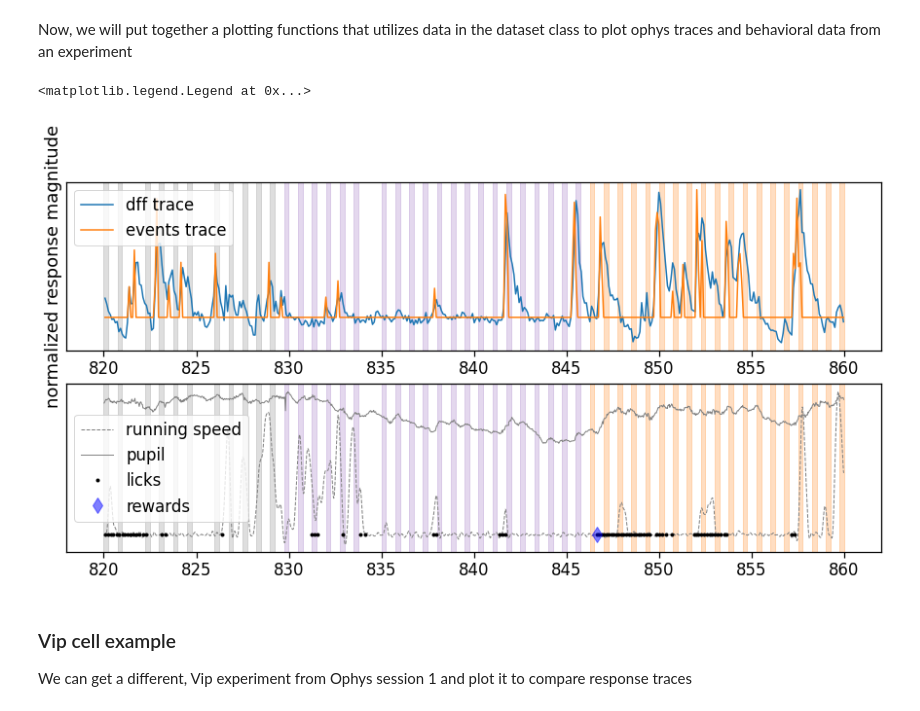
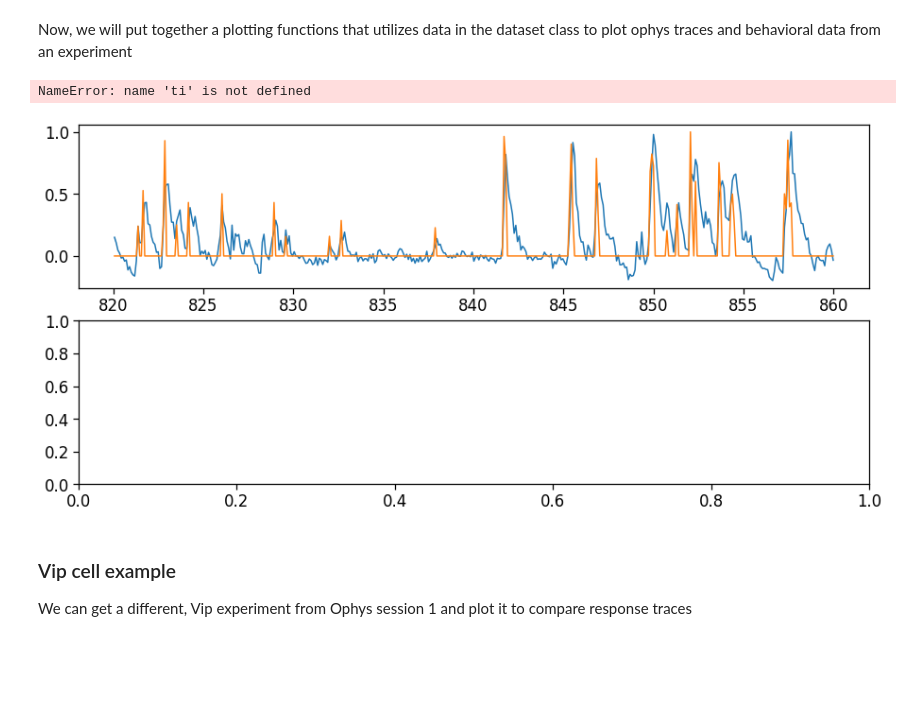
Before and after one commit to AllenInstitute/visual_behavior_analysis, a Jupyter notebook: notebooks/22.03.2021_load_ophys_data_example.ipynb, the cells around one changed output. Cells and saved outputs as stored; diff of their text form; code cells hidden in the pictures; blank space fills up the shorter version.

```diff
--- a/notebooks/22.03.2021_load_ophys_data_example.ipynb
+++ b/notebooks/22.03.2021_load_ophys_data_example.ipynb
@@ -324,31 +347,31 @@ colormap['omitted'] = (1,1,1)
 dataset.stimulus_presentations['color'] = dataset.stimulus_presentations['image_name'].map(lambda image_name: colormap[image_name])
 # %%
 # function to plot dff traces
-def plot_dff_trace(ax, cell_specimen_id, ti, tf):
+def plot_dff_trace(ax, cell_specimen_id, start_time, tf):
     # create a dataframe using dff trace from one seleted cell
     data = {'dff': dataset.dff_traces.loc[cell_specimen_id].dff,
         'timestamps': dataset.ophys_timestamps}
     df = pd.DataFrame(data)
-    dff_trace_sample = df.query('timestamps >= @ti and timestamps <= @tf')
+    dff_trace_sample = df.query('timestamps >= @start_time and timestamps <= @tf')
     ax.plot(
         dff_trace_sample['timestamps'],
         dff_trace_sample['dff']/dff_trace_sample['dff'].max()
     )
 
 # function to plot events traces
-def plot_events_trace(ax, cell_specimen_id, ti, tf):
+def plot_events_trace(ax, cell_specimen_id, start_time, tf):
     # create a dataframe using events trace from one seleted cell
     data = {'events': dataset.events.loc[cell_specimen_id].events,
         'timestamps': dataset.ophys_timestamps}
     df = pd.DataFrame(data)
-    events_trace_sample = df.query('timestamps >= @ti and timestamps <= @tf')
+    events_trace_sample = df.query('timestamps >= @start_time and timestamps <= @tf')
     ax.plot(
         events_trace_sample['timestamps'],
         events_trace_sample['events']/events_trace_sample['events'].max()
     )
 # function to plot running speed
 def plot_running(ax, ti, tf):
-    running_sample = dataset.running_speed.query('timestamps >= @ti and timestamps <= @tf')
+    running_sample = dataset.running_speed.query('timestamps >= @start_time and timestamps <= @tf')
     ax.plot(
         running_sample['timestamps'],
         running_sample['speed']/running_sample['speed'].max(),
@@ -358,7 +381,7 @@ def plot_running(ax, ti, tf):
     )
 # function to plot pupil diameter
 def plot_pupil(ax, ti, tf):
-    pupil_sample = dataset.eye_tracking.query('timestamps >= @ti and timestamps <= @tf')
+    pupil_sample = dataset.eye_tracking.query('timestamps >= @start_time and timestamps <= @tf')
     ax.plot(
         pupil_sample['timestamps'],
         pupil_sample['pupil_width']/pupil_sample['pupil_width'].max(),
@@ -366,8 +389,8 @@ def plot_pupil(ax, ti, tf):
         linewidth = 1
     )
 # function to plot licks
-def plot_licks(ax, ti, tf):
-    licking_sample = dataset.licks.query('timestamps >= @ti and timestamps <= @tf')
+def plot_licks(ax, start_time, tf):
+    licking_sample = dataset.licks.query('timestamps >= @start_time and timestamps <= @tf')
     ax.plot(
         licking_sample['timestamps'],
         np.zeros_like(licking_sample['timestamps']),
@@ -377,8 +400,8 @@ def plot_licks(ax, ti, tf):
         linestyle = 'none'
     )
 # function to plot rewards
-def plot_rewards(ax, ti, tf):
-    rewards_sample = dataset.rewards.query('timestamps >= @ti and timestamps <= @tf')
+def plot_rewards(ax, start_time, tf):
+    rewards_sample = dataset.rewards.query('timestamps >= @start_time and timestamps <= @tf')
     ax.plot(
         rewards_sample['timestamps'],
         np.zeros_like(rewards_sample['timestamps']),
@@ -389,32 +412,32 @@ def plot_rewards(ax, ti, tf):
         alpha = 0.5
     )
 
-def plot_stimuli(ax, ti, tf):
-    stimulus_presentations_sample = dataset.stimulus_presentations.query('stop_time >= @ti and start_time <= @tf')
+def plot_stimuli(ax, start_time, tf):
+    stimulus_presentations_sample = dataset.stimulus_presentations.query('stop_time >= @start_time and start_time <= @tf')
     for idx, stimulus in stimulus_presentations_sample.iterrows():
         ax.axvspan(stimulus['start_time'], stimulus['stop_time'], color=stimulus['color'], alpha=0.25)
 # %%
-ti = 820 # start time in seconds
-tf = 860 # stop time in seconds
+start_time = 820 # start time in seconds
+stop_time = 860 # stop time in seconds
 fig, ax = plt.subplots(2,1,figsize = (15,7))
-plot_dff_trace(ax[0], cell_specimen_ids[3], ti, tf)
-plot_events_trace(ax[0], cell_specimen_ids[3], ti, tf)
+plot_dff_trace(ax[0], cell_specimen_ids[3], start_time, stop_time)
+plot_events_trace(ax[0], cell_specimen_ids[3], start_time, stop_time)
 plot_stimuli(ax[0], ti, tf)
 ax[0].set_ylabel('normalized response magnitude')
 ax[0].set_yticks([])
 ax[0].legend(['dff trace', 'events trace'])
 
-plot_running(ax[1], ti, tf)
-plot_pupil(ax[1], ti, tf)
-plot_licks(ax[1], ti, tf)
-plot_rewards(ax[1], ti, tf)
-plot_stimuli(ax[1], ti, tf)
+plot_running(ax[1], start_time, stop_time)
+plot_pupil(ax[1], start_time, stop_time)
+plot_licks(ax[1], start_time, stop_time)
+plot_rewards(ax[1], start_time, stop_time)
+plot_stimuli(ax[1], start_time, stop_time)
 
 ax[1].set_yticks([])
 ax[1].legend(['running speed', 'pupil','licks', 'rewards'])
 # %% [output]
-<matplotlib.legend.Legend at 0x...>
+NameError: name 'ti' is not defined
-[figure, old version]
+[figure, new version]
 # %% [markdown]
 ### Vip cell example
 
```
Also changed, not shown: parts of 38 cells of this notebook.
